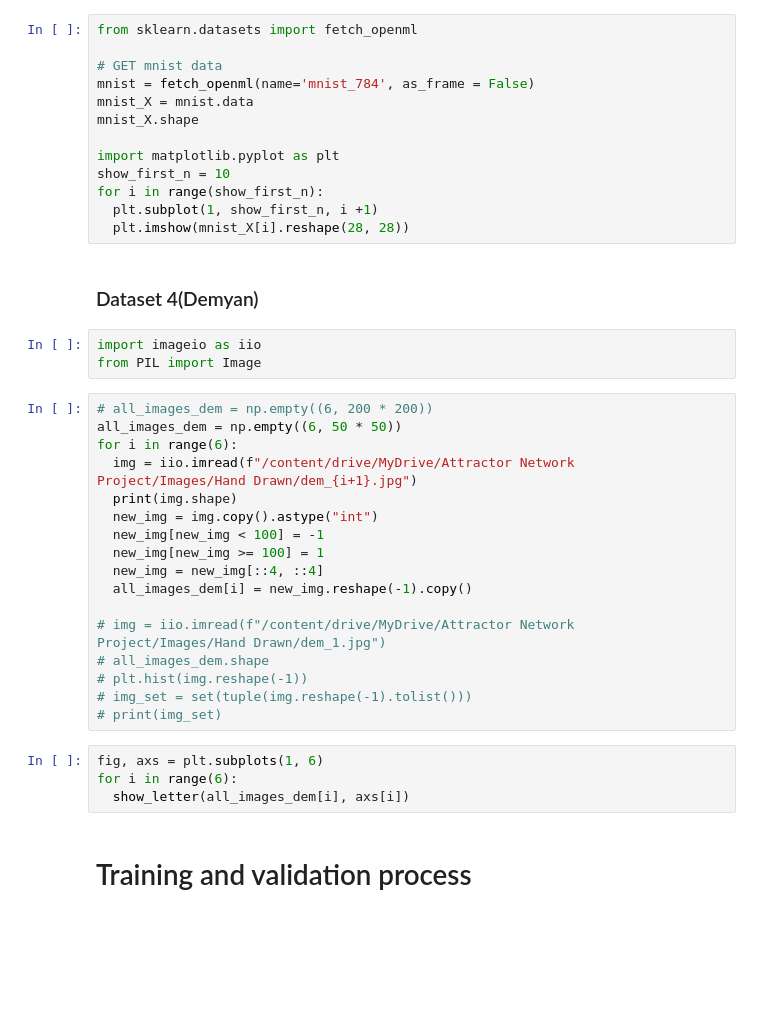
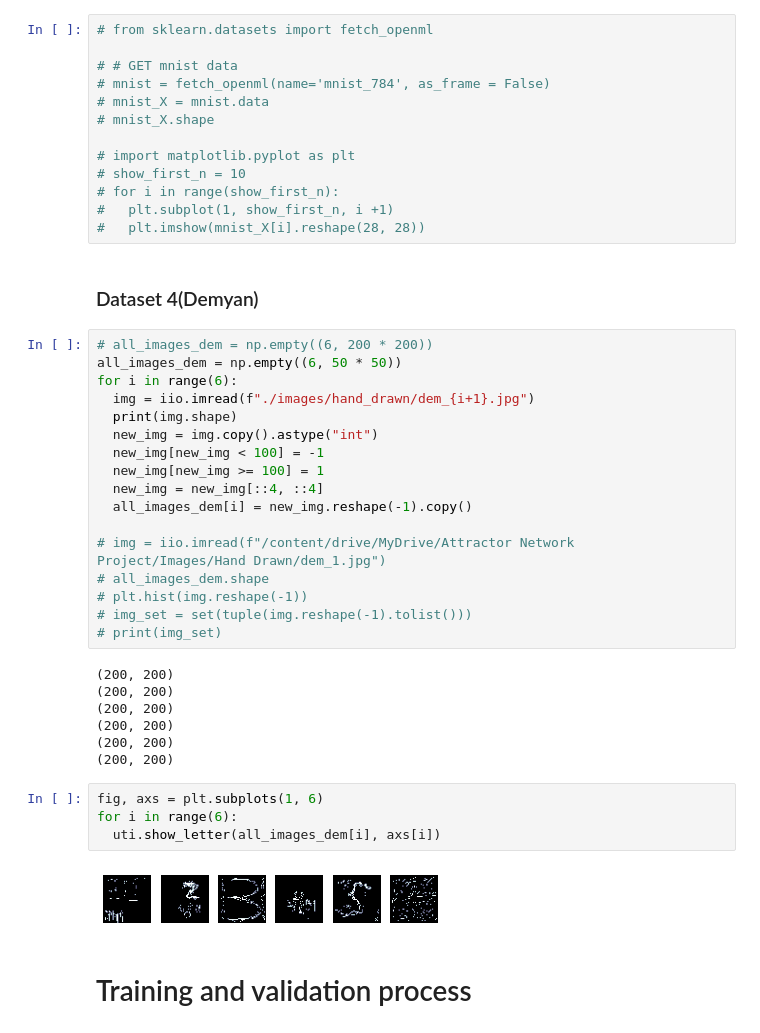
Before and after one commit to doomgutt/NMA-CN-2022-Project--Group-A---Attractor-Networks, a Jupyter notebook: notebook.ipynb, the cells around one changed output. Drawn from its saved outputs; the diff is of its cells as text; blank space fills up the shorter version.

```diff
--- a/notebook.ipynb
+++ b/notebook.ipynb
@@ -87,28 +86,25 @@ AttributeError: module 'utilities' has no attribute 'show_letter'
 # %% [markdown]
 ### Dataset 3 (MNIST)
 # %%
-from sklearn.datasets import fetch_openml
+# from sklearn.datasets import fetch_openml
 
-# GET mnist data
-mnist = fetch_openml(name='mnist_784', as_frame = False)
-mnist_X = mnist.data
-mnist_X.shape
+# # GET mnist data
+# mnist = fetch_openml(name='mnist_784', as_frame = False)
+# mnist_X = mnist.data
+# mnist_X.shape
 
-import matplotlib.pyplot as plt
-show_first_n = 10
-for i in range(show_first_n):
-  plt.subplot(1, show_first_n, i +1)
-  plt.imshow(mnist_X[i].reshape(28, 28))
+# import matplotlib.pyplot as plt
+# show_first_n = 10
+# for i in range(show_first_n):
+#   plt.subplot(1, show_first_n, i +1)
+#   plt.imshow(mnist_X[i].reshape(28, 28))
 # %% [markdown]
 ### Dataset 4(Demyan)
-# %%
-import imageio as iio
-from PIL import Image
 # %%
 # all_images_dem = np.empty((6, 200 * 200))
 all_images_dem = np.empty((6, 50 * 50))
 for i in range(6):
-  img = iio.imread(f"/content/drive/MyDrive/Attractor Network Project/Images/Hand Drawn/dem_{i+1}.jpg")
+  img = iio.imread(f"./images/hand_drawn/dem_{i+1}.jpg")
   print(img.shape)
   new_img = img.copy().astype("int")
   new_img[new_img < 100] = -1
@@ -121,10 +117,19 @@ for i in range(6):
 # plt.hist(img.reshape(-1))
 # img_set = set(tuple(img.reshape(-1).tolist()))
 # print(img_set)
+# %% [output]
+(200, 200)
+(200, 200)
+(200, 200)
+(200, 200)
+(200, 200)
+(200, 200)
 # %%
 fig, axs = plt.subplots(1, 6)
 for i in range(6):
-  show_letter(all_images_dem[i], axs[i])
+  uti.show_letter(all_images_dem[i], axs[i])
+# %% [output]
+[figure, added]
 # %% [markdown]
 # Training and validation process
 # %% [markdown]
```
Also changed, not shown: parts of 7 cells of this notebook.
